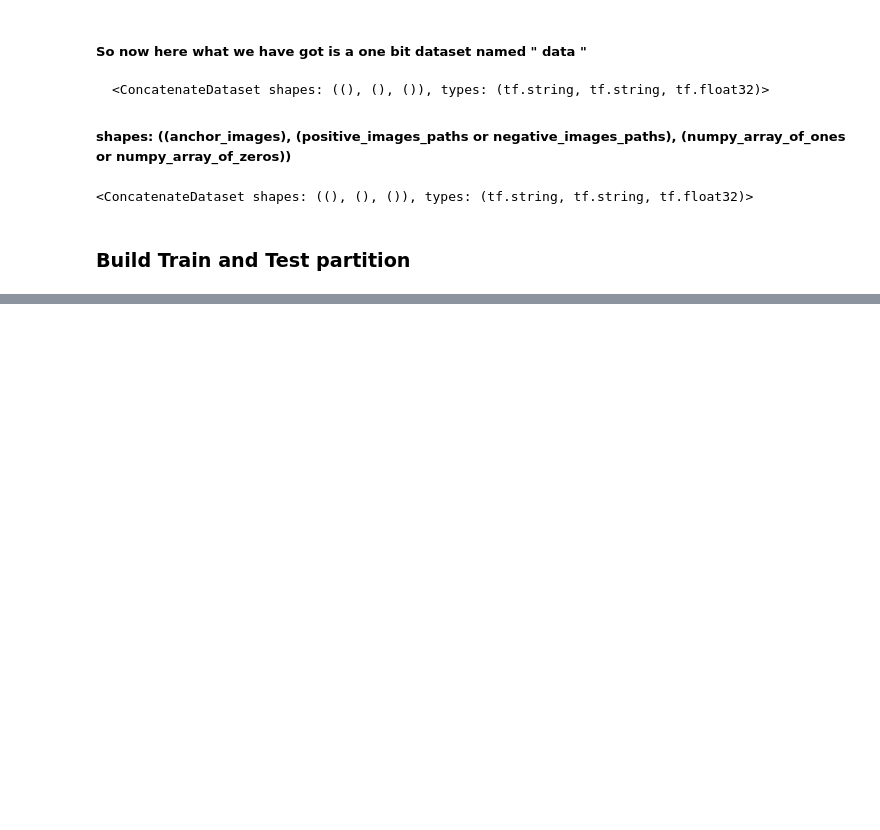
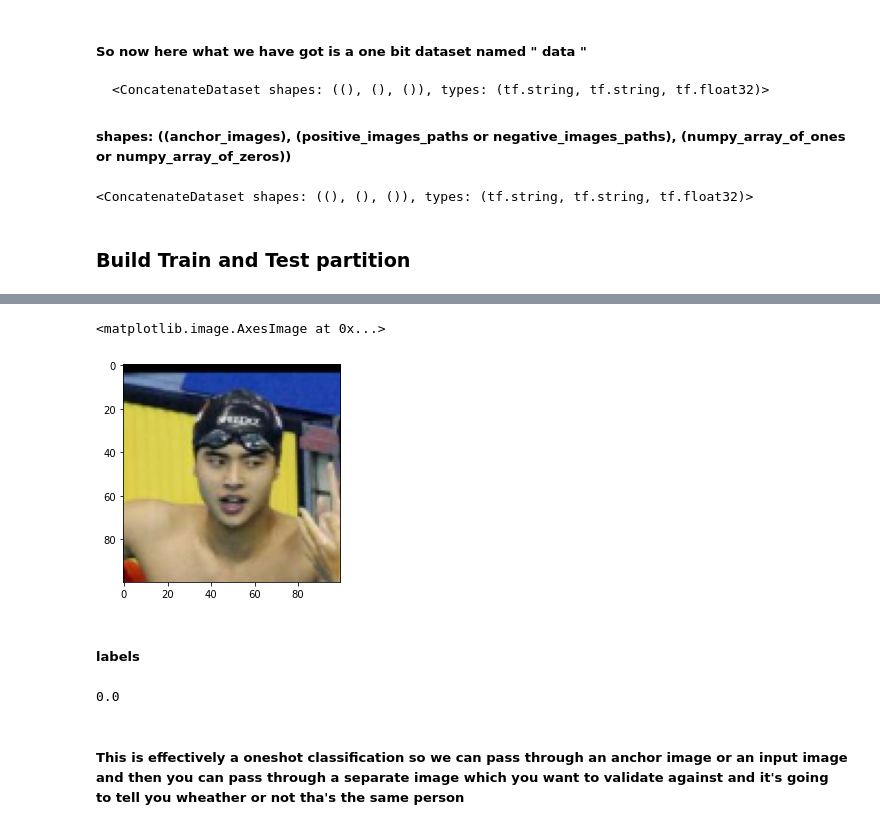
Before and after one commit to aryan68125/face_recognition_system_deep_learning, a Jupyter notebook: deep_learning_face_recognition_system.ipynb, the cells around one changed output, grey strips where cells are left out. Cells and saved outputs as stored; diff of their text form; code cells hidden in the pictures; blank space fills up the shorter version.

```diff
--- a/deep_learning_face_recognition_system.ipynb
+++ b/deep_learning_face_recognition_system.ipynb
@@ -651,0 +829,7 @@ data
+# %%
+plt.imshow(negative_or_positive_image)
+# %% [output]
+<matplotlib.image.AxesImage at 0x...>
+[figure, added]
+# %% [markdown]
+##### labels
@@ -651,0 +838,6 @@ data
+# %%
+labels
+# %% [output]
+0.0
+# %% [markdown]
+##### This is effectively a oneshot classification so we can pass through an anchor image or an input image and then you can pass through a separate image which you want to validate against and it's going to tell you wheather or not tha's the same person
```
Also changed, not shown: parts of 49 cells of this notebook.
